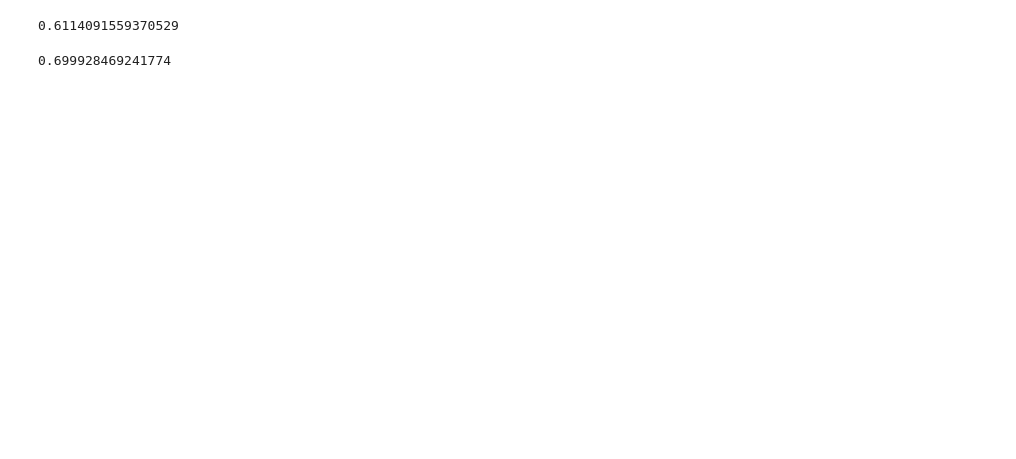
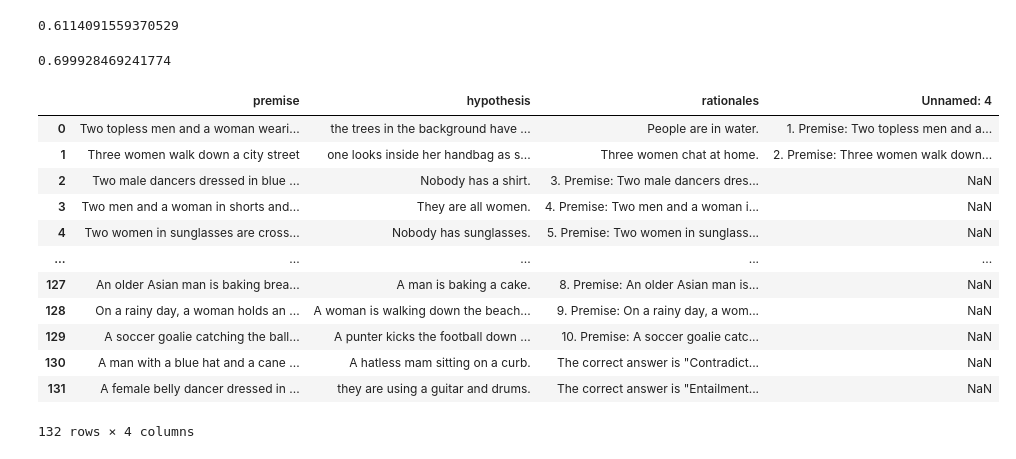
Before and after one commit to huypham1103/distilling-step-by-step, a Jupyter notebook: [API] dataset/handle.ipynb, the cells around one changed output. Drawn from its saved outputs; the diff is of its cells as text; code cells hidden in the pictures; blank space fills up the shorter version.

Commit message:
friday with complete if_else 61.14

```diff
--- a/[API] dataset/handle.ipynb
+++ b/[API] dataset/handle.ipynb
@@ -138,0 +164,16 @@ total_df.to_csv('if_else - full.csv')
+# %%
+pd.read_csv('if_else(4).csv', index_col=0, delimiter=',')
+# %% [output]
+|  | premise | hypothesis | rationales | Unnamed: 4 |
+| 0 | Two topless men and a woman weari... | the trees in the background have ... | People are in water. | 1. Premise: Two topless men and a... |
+| 1 | Three women walk down a city street | one looks inside her handbag as s... | Three women chat at home. | 2. Premise: Three women walk down... |
+| 2 | Two male dancers dressed in blue ... | Nobody has a shirt. | 3. Premise: Two male dancers dres... | NaN |
+| 3 | Two men and a woman in shorts and... | They are all women. | 4. Premise: Two men and a woman i... | NaN |
+| 4 | Two women in sunglasses are cross... | Nobody has sunglasses. | 5. Premise: Two women in sunglass... | NaN |
+| ... | ... | ... | ... | ... |
+| 127 | An older Asian man is baking brea... | A man is baking a cake. | 8. Premise: An older Asian man is... | NaN |
+| 128 | On a rainy day, a woman holds an ... | A woman is walking down the beach... | 9. Premise: On a rainy day, a wom... | NaN |
+| 129 | A soccer goalie catching the ball... | A punter kicks the football down ... | 10. Premise: A soccer goalie catc... | NaN |
+| 130 | A man with a blue hat and a cane ... | A hatless mam sitting on a curb. | The correct answer is "Contradict... | NaN |
+| 131 | A female belly dancer dressed in ... | they are using a guitar and drums. | The correct answer is "Entailment... | NaN |
+132 rows × 4 columns
```
Also changed, not shown: parts of 4 cells of this notebook, 3 other files.
